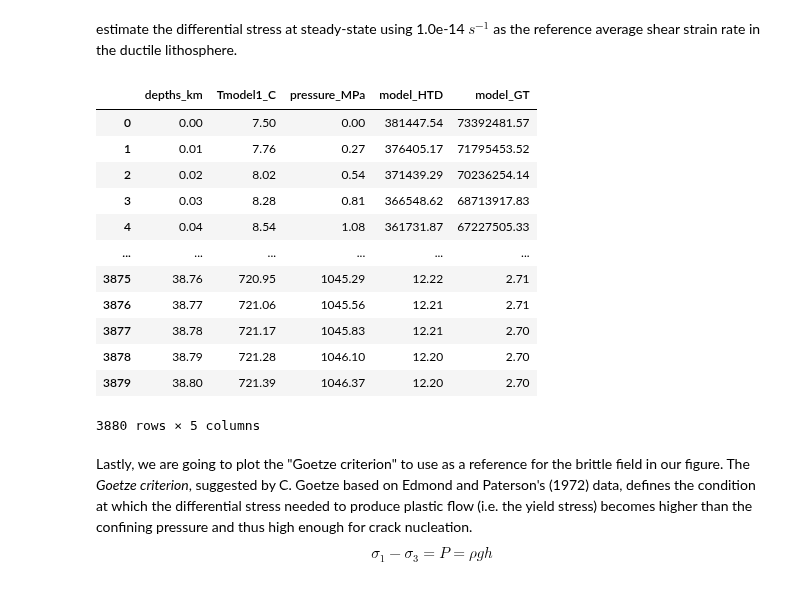
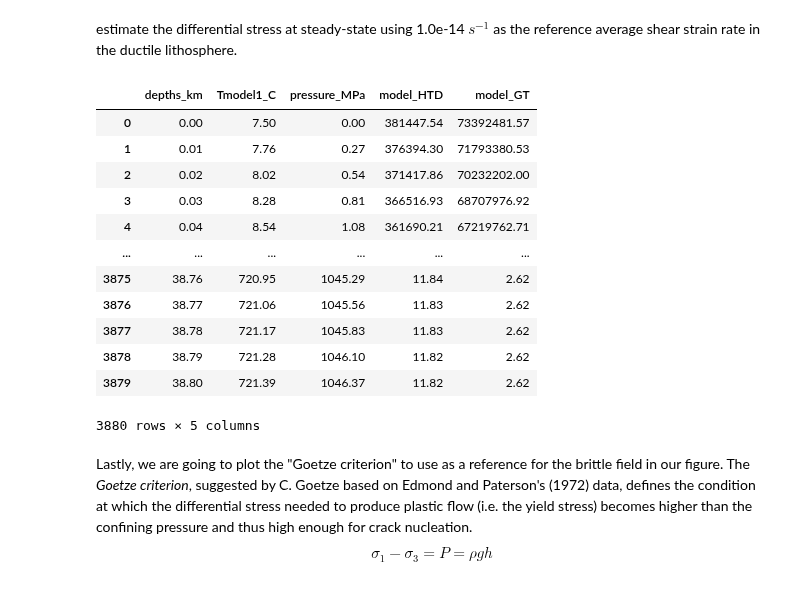
Before and after one commit to marcoalopez/strength_envelopes, a Jupyter notebook: notebooks/creep_flow_laws.ipynb, the cells around one changed output. Saved outputs shown, nothing was run; the diff lists cells and outputs as text; code cells hidden in the pictures.

```diff
--- a/notebooks/creep_flow_laws.ipynb
+++ b/notebooks/creep_flow_laws.ipynb
@@ -69,17 +92,17 @@ this is the equation that we will implement next to estimate our first crustal s
 def power_law_creep(strain_rate, n, A, E, T):
     """ Return the necessary differential stress (Tresca criterion) in
     MPa for permanently deforming a polycrystalline material at a given
-    environmental conditions (only considering T). This is a simplified
-    flow law that ignores the effect of any variable other than
-    temperature and material-related constants.
+    strain rate and environmental conditions (only considering T). This
+    is a simplified flow law that ignores the effect of any variable other
+    than temperature and material-related constants.
 
-    Parameters (scalars and tuples, all positive values)
+    Parameters (scalars and/or arrays, all positive values)
     ----------
-    strain_rate : strain rate [s**-1]
-    n : stress exponent
-    A : material constant [MPa**-n s**-1]
-    E : activation energy [J mol**-1]
-    T : absolute temperature [K]
+    strain_rate : strain rate [s**-1]........scalar or array
+    n : stress exponent......................scalar
+    A : material constant [MPa**-n s**-1]....scalar
+    E : activation energy [J mol**-1]........scalar
+    T : absolute temperature [K].............scalar or array
 
     Assumptions
     -----------
@@ -192,35 +215,33 @@ namespace(n=4.0, E=223000, A=0.00011, ref='Gleason and Tullis (1995)')
 estimate the differential stress at steady-state using 1.0e-14 $s^{-1}$ as the reference average shear strain rate in the ductile lithosphere.
 # %%
 dataset['model_HTD'] = power_law_creep(strain_rate=1e-14,
+                                       n=Hirth.n,
                                        A=Hirth.A,
-                                       n=Hirth.n,
-                                       exp_fact=(Hirth.E,
-                                                 dataset['Tmodel1_C'] + 273.15,  # convert C to K
-                                                 dataset['pressure_MPa'], 1)
+                                       E=Hirth.E,
+                                       T=dataset['Tmodel1_C'] + 273.15,  # convert C to K
                                       )
 
 dataset['model_GT'] = power_law_creep(strain_rate=1e-14,
+                                      n=Gleason.n,
                                       A=Gleason.A,
-                                      n=Gleason.n,
-                                      exp_fact=(Gleason.E,
-                                                dataset['Tmodel1_C'] + 273.15,
-                                                dataset['pressure_MPa'], 1)
+                                      E=Gleason.E,
+                                      T=dataset['Tmodel1_C'] + 273.15,
                                       )
 
 dataset.round(2)
 # %% [output]
 |  | depths_km | Tmodel1_C | pressure_MPa | model_HTD | model_GT |
 | 0 | 0.00 | 7.50 | 0.00 | 381447.54 | 73392481.57 |
-| 1 | 0.01 | 7.76 | 0.27 | 376405.17 | 71795453.52 |
-| 2 | 0.02 | 8.02 | 0.54 | 371439.29 | 70236254.14 |
-| 3 | 0.03 | 8.28 | 0.81 | 366548.62 | 68713917.83 |
-| 4 | 0.04 | 8.54 | 1.08 | 361731.87 | 67227505.33 |
+| 1 | 0.01 | 7.76 | 0.27 | 376394.30 | 71793380.53 |
+| 2 | 0.02 | 8.02 | 0.54 | 371417.86 | 70232202.00 |
+| 3 | 0.03 | 8.28 | 0.81 | 366516.93 | 68707976.92 |
+| 4 | 0.04 | 8.54 | 1.08 | 361690.21 | 67219762.71 |
 | ... | ... | ... | ... | ... | ... |
-| 3875 | 38.76 | 720.95 | 1045.29 | 12.22 | 2.71 |
-| 3876 | 38.77 | 721.06 | 1045.56 | 12.21 | 2.71 |
-| 3877 | 38.78 | 721.17 | 1045.83 | 12.21 | 2.70 |
-| 3878 | 38.79 | 721.28 | 1046.10 | 12.20 | 2.70 |
-| 3879 | 38.80 | 721.39 | 1046.37 | 12.20 | 2.70 |
+| 3875 | 38.76 | 720.95 | 1045.29 | 11.84 | 2.62 |
+| 3876 | 38.77 | 721.06 | 1045.56 | 11.83 | 2.62 |
+| 3877 | 38.78 | 721.17 | 1045.83 | 11.83 | 2.62 |
+| 3878 | 38.79 | 721.28 | 1046.10 | 11.82 | 2.62 |
+| 3879 | 38.80 | 721.39 | 1046.37 | 11.82 | 2.62 |
 3880 rows × 5 columns
 # %% [markdown]
 Lastly, we are going to plot the "Goetze criterion" to use as a reference for the brittle field in our figure. The _Goetze criterion_, suggested by C. Goetze based on Edmond and Paterson's (1972) data, defines the condition at which the differential stress needed to produce plastic flow (i.e. the yield stress) becomes higher than the confining pressure and thus high enough for crack nucleation.
```
Also changed, not shown: parts of 5 cells of this notebook.
